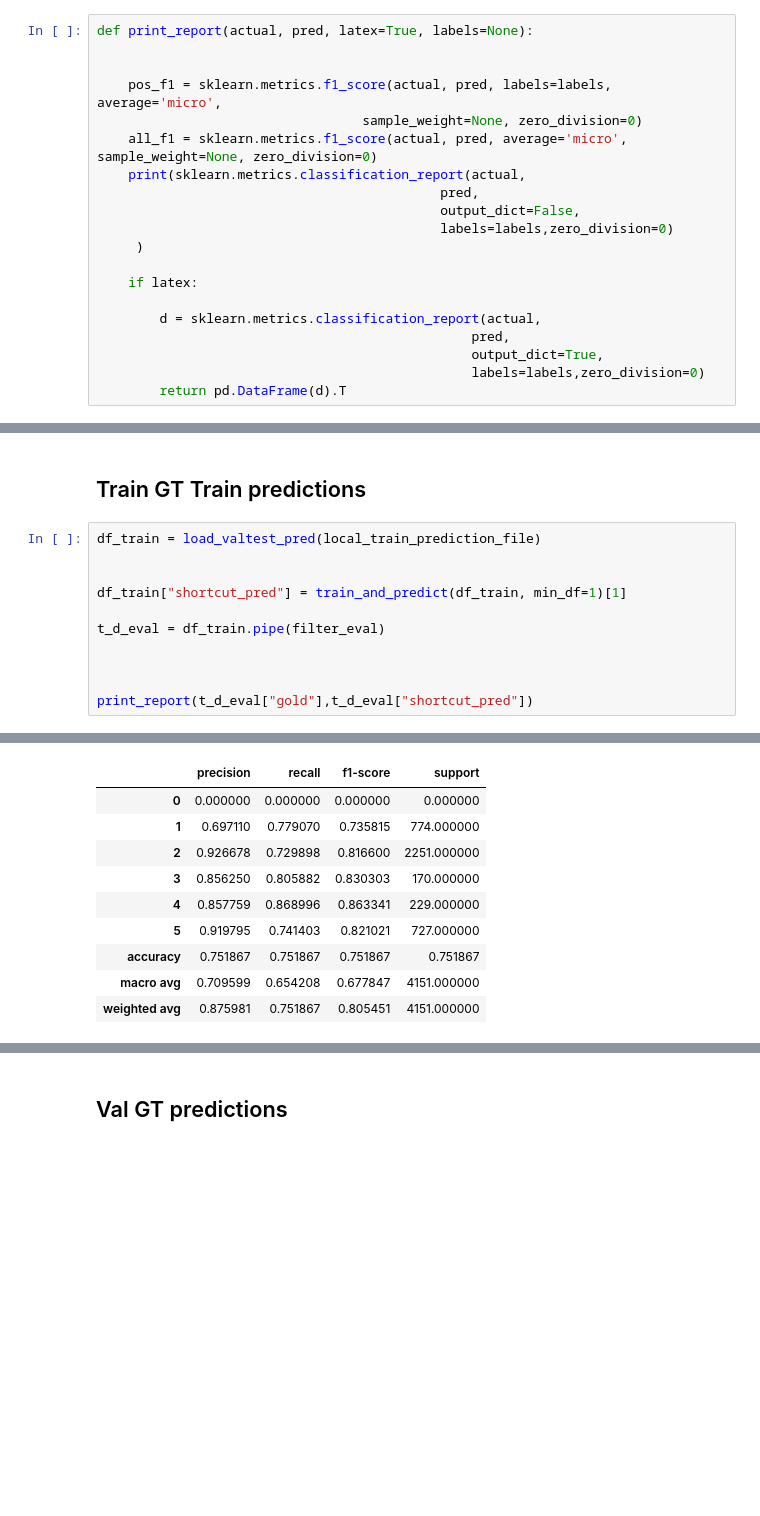
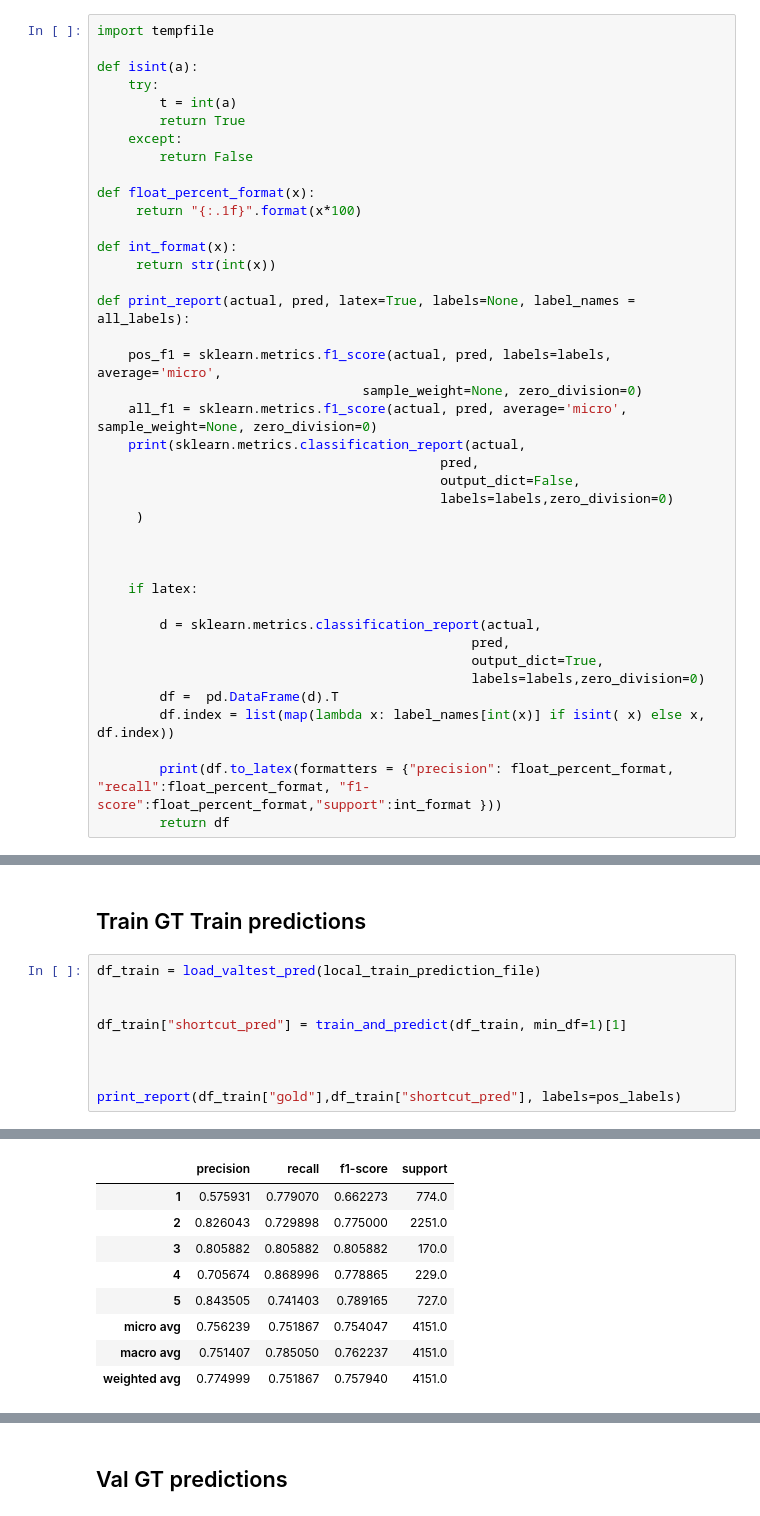
Before and after one commit to elangovana/bert-shortcuts, a Jupyter notebook: notebooks/chemprot_shortcut_analysis.ipynb, the cells around one changed output, grey strips where cells are left out. Drawn from its saved outputs; the diff is of its cells as text; blank space fills up the shorter version.

```diff
--- a/notebooks/chemprot_shortcut_analysis.ipynb
+++ b/notebooks/chemprot_shortcut_analysis.ipynb
@@ -70,8 +83,22 @@ def train_and_predict(df, min_df=None):
     m.train(df["x"], df["y"])
     return m, m.predict(df["x"])[0]
 # %%
-def print_report(actual, pred, latex=True, labels=None):
+import tempfile
 
+def isint(a):
+    try:
+        t = int(a)
+        return True
+    except:
+        return False
+
+def float_percent_format(x):
+     return "{:.1f}".format(x*100)
+
+def int_format(x):
+     return str(int(x))
+
+def print_report(actual, pred, latex=True, labels=None, label_names = all_labels):
 
     pos_f1 = sklearn.metrics.f1_score(actual, pred, labels=labels, average='micro',
                                   sample_weight=None, zero_division=0)
@@ -82,10 +109,16 @@ def print_report(actual, pred, latex=True, labels=None):
                                             labels=labels,zero_division=0)
      )
 
+
+
     if latex:
 
         d = sklearn.metrics.classification_report(actual,
                                                 pred,
                                                 output_dict=True,
                                                 labels=labels,zero_division=0)
-        return pd.DataFrame(d).T
+        df =  pd.DataFrame(d).T
+        df.index = list(map(lambda x: label_names[int(x)] if isint( x) else x, df.index))
+
+        print(df.to_latex(formatters = {"precision": float_percent_format, "recall":float_percent_format, "f1-score":float_percent_format,"support":int_format }))
+        return df
@@ -126,11 +234,9 @@ df_train = load_valtest_pred(local_train_prediction_file)
 
 df_train["shortcut_pred"] = train_and_predict(df_train, min_df=1)[1]
 
-t_d_eval = df_train.pipe(filter_eval)
 
 
-
-print_report(t_d_eval["gold"],t_d_eval["shortcut_pred"])
+print_report(df_train["gold"],df_train["shortcut_pred"], labels=pos_labels)
 # %% [output]
 ['induced', 'activator', 'upregulator', 'inhibitor', 'downregulator', 'agonist', 'kinase', 'regulator', 'modulator']
 (6414, 14)
@@ -150,13 +258,12 @@ weighted avg       0.88      0.75      0.81      4151
 |  | precision | recall | f1-score | support |
-| 0 | 0.000000 | 0.000000 | 0.000000 | 0.000000 |
-| 1 | 0.697110 | 0.779070 | 0.735815 | 774.000000 |
-| 2 | 0.926678 | 0.729898 | 0.816600 | 2251.000000 |
-| 3 | 0.856250 | 0.805882 | 0.830303 | 170.000000 |
-| 4 | 0.857759 | 0.868996 | 0.863341 | 229.000000 |
-| 5 | 0.919795 | 0.741403 | 0.821021 | 727.000000 |
-| accuracy | 0.751867 | 0.751867 | 0.751867 | 0.751867 |
-| macro avg | 0.709599 | 0.654208 | 0.677847 | 4151.000000 |
-| weighted avg | 0.875981 | 0.751867 | 0.805451 | 4151.000000 |
+| 1 | 0.575931 | 0.779070 | 0.662273 | 774.0 |
+| 2 | 0.826043 | 0.729898 | 0.775000 | 2251.0 |
+| 3 | 0.805882 | 0.805882 | 0.805882 | 170.0 |
+| 4 | 0.705674 | 0.868996 | 0.778865 | 229.0 |
+| 5 | 0.843505 | 0.741403 | 0.789165 | 727.0 |
+| micro avg | 0.756239 | 0.751867 | 0.754047 | 4151.0 |
+| macro avg | 0.751407 | 0.785050 | 0.762237 | 4151.0 |
+| weighted avg | 0.774999 | 0.751867 | 0.757940 | 4151.0 |
 # %%
 df_train_prediction = load_valtest_pred(local_train_prediction_file)
 
```
Also changed, not shown: parts of 18 cells of this notebook, 3 other files.
